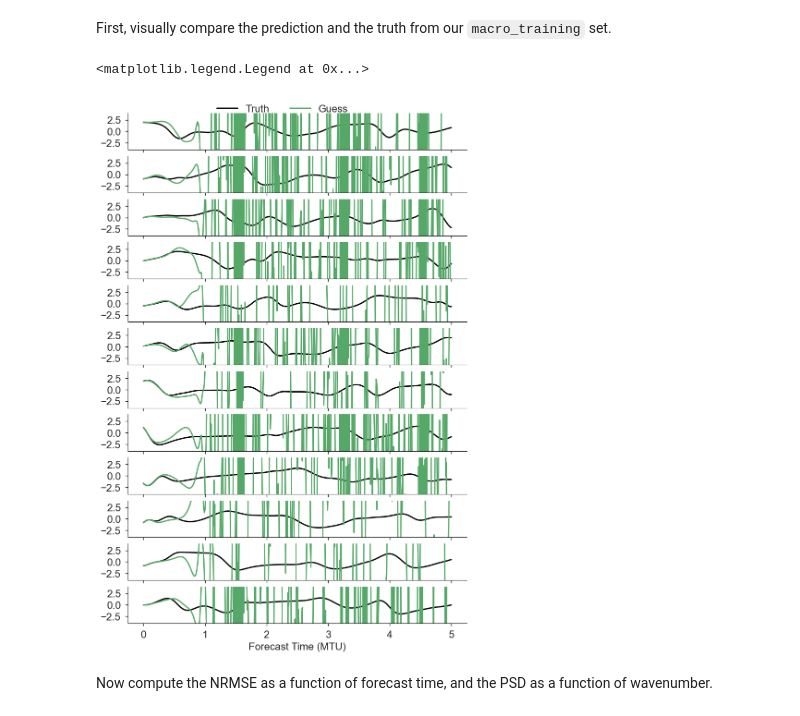
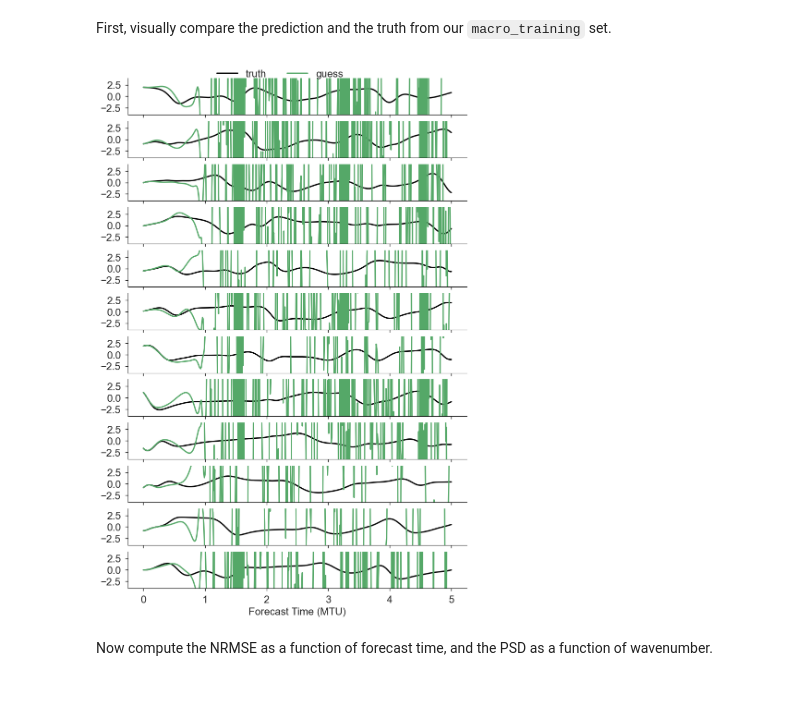
Before and after one commit to timothyas/xesn, a Jupyter notebook: docs/example_macro_training.ipynb, the cells around one changed output. Cells and saved outputs as stored; diff of their text form; code cells hidden in the pictures.

Commit message:
example macro training basically done

```diff
--- a/docs/example_macro_training.ipynb
+++ b/docs/example_macro_training.ipynb
@@ -272,7 +322,8 @@ config = {
         "forecast": forecast_kwargs,
         "cost_terms": cost_terms,
     },
-    "esn": esn_kwargs, # note this section would be "lazyesn" if that model was used
-    "training": training_kwargs
+    "esn": esn_kwargs, # note this section would be labelled "lazyesn" if that model was used
+    "training": training_kwargs,
+    "testing": test_kwargs,
 }
 # %% [markdown]
@@ -287,6 +336,7 @@ cf = CostFunction(
     train_data=trainer,
     macro_data=macro_trainers,
     config=config,
+    test_data=testers,
 )
 # %% [markdown]
 Now lets evaluate the cost function on a guessed set of parameters.
@@ -341,17 +374,29 @@ gds = esn_guess.test(
+# %%
+ds = cf.evaluate(p_guess)
+ds = ds.rename({
+    "prediction": "guess",
+    "nrmse": "nrmse_guess",
+    "psd_prediction": "psd_guess",
+    "psd_nrmse": "psd_nrmse_guess",
+})
 # %% [markdown]
 First, visually compare the prediction and the truth from our `macro_training` set.
+# %%
+def plot_visual_comparison(xds, varnames, sample):
+
+    nrows = len(xds.x)
+    fig, axs = plt.subplots(nrows, 1, figsize=(8, nrows*1), constrained_layout=True, sharex=True, sharey=True)
+
+    for i, ax in enumerate(axs):
+        for key in varnames:
+            color = "k" if key == "truth" else None
+            xds[key].isel(x=i, sample=sample).plot(ax=ax, color=color, label=key)
+        ax.set(ylabel="", xlabel="", title="")
+    ax.set(xlabel="Forecast Time (MTU)", ylim=(-4,4))
+    axs[0].legend(loc=(.25,.87),ncol=3)
 # %%
-nrows = len(gds.x)
-fig, axs = plt.subplots(nrows, 1, figsize=(8, nrows*1), constrained_layout=True, sharex=True, sharey=True)
-
-for i, ax in enumerate(axs):
-    gds["truth"].isel(x=i).plot(ax=ax, color="k", label="Truth")
-    gds["prediction"].isel(x=i).plot(ax=ax, label="Guess")
-    ax.set(ylabel="", xlabel="", title="")
-ax.set(xlabel="Forecast Time (MTU)", ylim=(-4,4))
-axs[0].legend(loc=(.25,.87),ncol=3)
+plot_visual_comparison(ds, varnames=["truth", "guess"], sample=0)
 # %% [output]
-<matplotlib.legend.Legend at 0x...>
-[figure, old version]
+[figure, new version]
 # %% [markdown]
 Now compute the NRMSE as a function of forecast time, and the PSD as a function of wavenumber.
```
Also changed, not shown: parts of 51 cells of this notebook, 1 other file.
